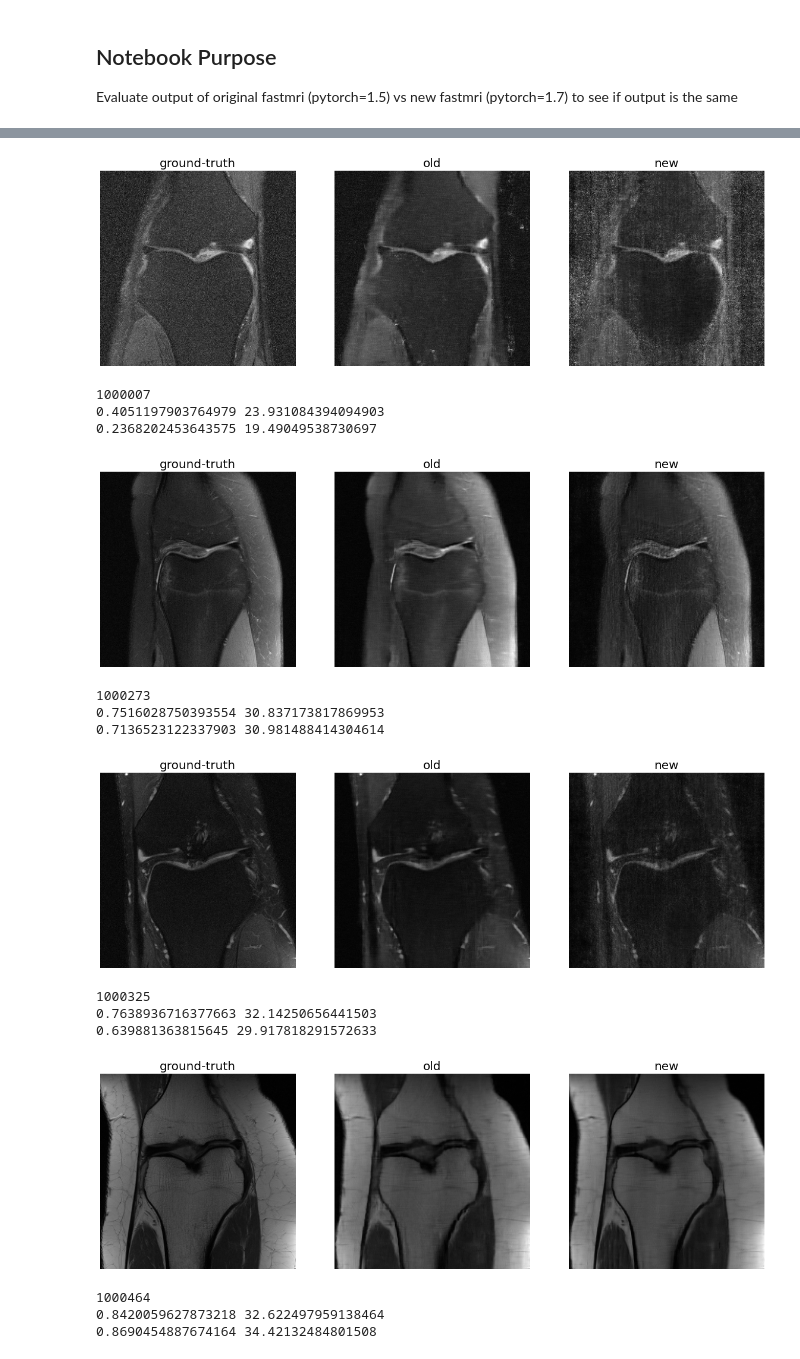
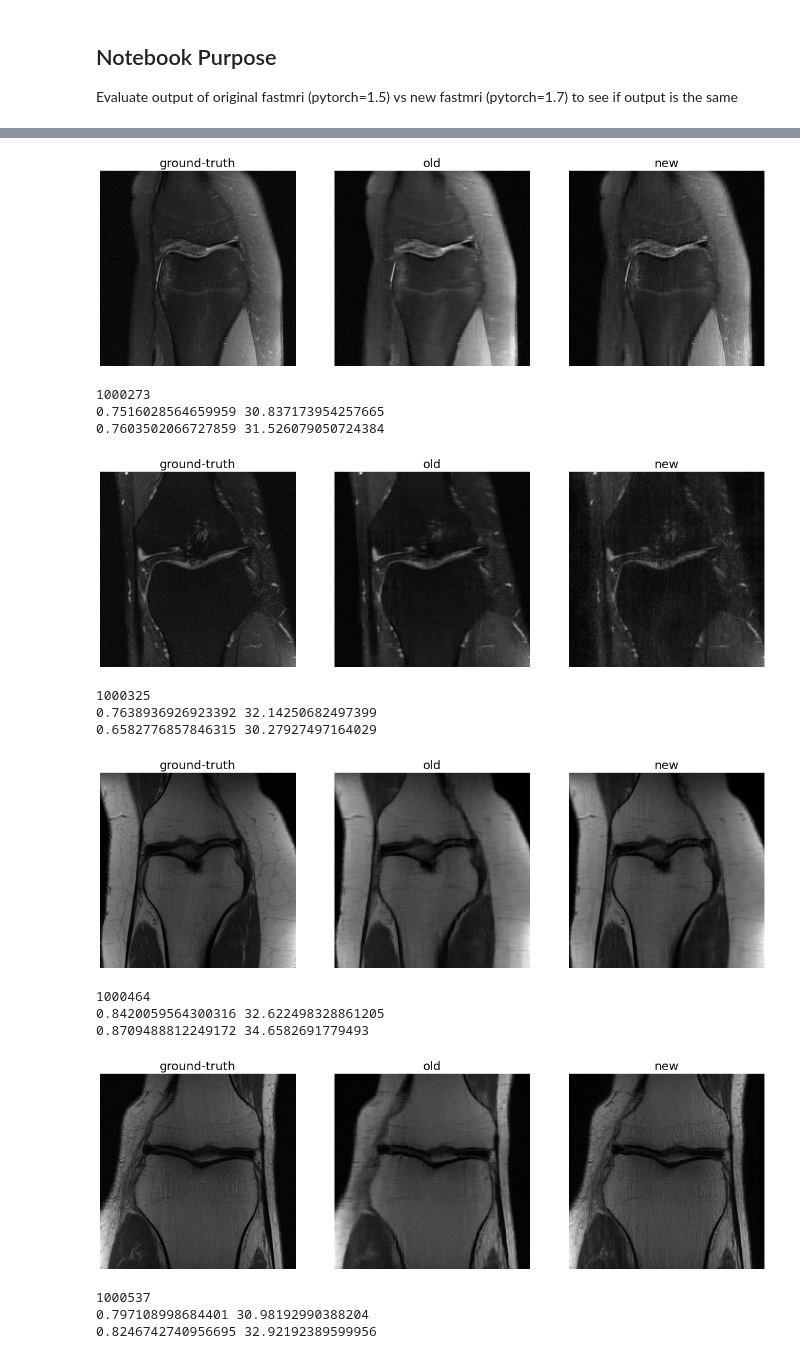
Before and after one commit to davevanveen/unsup_mri, a Jupyter notebook: ipynb/20201112_eval_fastmri_old_v_new.ipynb, the cells around one changed output, grey strips where cells are left out. Drawn from its saved outputs; the diff is of its cells as text; code cells hidden in the pictures.

```diff
--- a/ipynb/20201112_eval_fastmri_old_v_new.ipynb
+++ b/ipynb/20201112_eval_fastmri_old_v_new.ipynb
@@ -28,7 +28,7 @@ def plot_list(arr_list):
     plt.show()
 # %%
 path_o = '/bmrNAS/people/dvv/out_fastmri/old_pytorch1.5/'
-path_n = '/bmrNAS/people/dvv/out_fastmri/new_pytorch1.7/'
+path_n = '/bmrNAS/people/dvv/out_fastmri/new_pytorch1.7/norm_ortho/'
 
 def get_files(path):
     files = [f for f in listdir(path) if isfile(join(path, f))]
@@ -50,33 +75,44 @@ files_n_dc
 # %%
-for f in files_n_dc:
+ssim_n_list, ssim_o_list = [], []
+psnr_n_list, psnr_o_list = [], []
+
+for f in files_n_dc[1:7]:
 
     vid_key = f.split('_')[0]
 
     arr_n = np.load(path_n + f)
     arr_o = np.load('{}{}_iter10000_alpha0.npy'.format(path_o, vid_key))
     arr_gt = np.load('{}{}_gt.npy'.format(path_n, vid_key))
 
     plot_list([arr_gt, arr_o, arr_n])
 
     _, _, ssim_n, psnr_n = calc_metrics(arr_n, arr_gt)
     _, _, ssim_o, psnr_o = calc_metrics(arr_o, arr_gt)
+    ssim_n_list.append(ssim_n), psnr_n_list.append(psnr_n)
+    ssim_o_list.append(ssim_o), psnr_o_list.append(psnr_o)
+
     print(vid_key)
     print(ssim_o, psnr_o)
     print(ssim_n, psnr_n)
+
+ssim_n_list = np.asarray(ssim_n_list)
+ssim_o_list = np.asarray(ssim_o_list)
+psnr_n_list = np.asarray(psnr_n_list)
+psnr_o_list = np.asarray(psnr_o_list)
 # %% [output]
-[figure, old version]
+[figure, new version]
-1000007
-0.4051197903764979 23.931084394094903
-0.2368202453643575 19.49049538730697
+1000273
+0.7516028564659959 30.837173954257665
+0.7603502066727859 31.526079050724384
-[figure, old version]
+[figure, new version]
-1000273
-0.7516028750393554 30.837173817869953
-0.7136523122337903 30.981488414304614
+1000325
+0.7638936926923392 32.14250682497399
+0.6582776857846315 30.27927497164029
-[figure, old version]
+[figure, new version]
-1000325
-0.7638936716377663 32.14250656441503
-0.639881363815645 29.917818291572633
+1000464
+0.8420059564300316 32.622498328861205
+0.8709488812249172 34.6582691779493
-[figure, old version]
+[figure, new version]
-1000464
-0.8420059627873218 32.622497959138464
-0.8690454887674164 34.42132484801508
+1000537
+0.797108998684401 30.98192990388204
+0.8246742740956695 32.92192389599956
```
Also changed, not shown: parts of 8 cells of this notebook.
